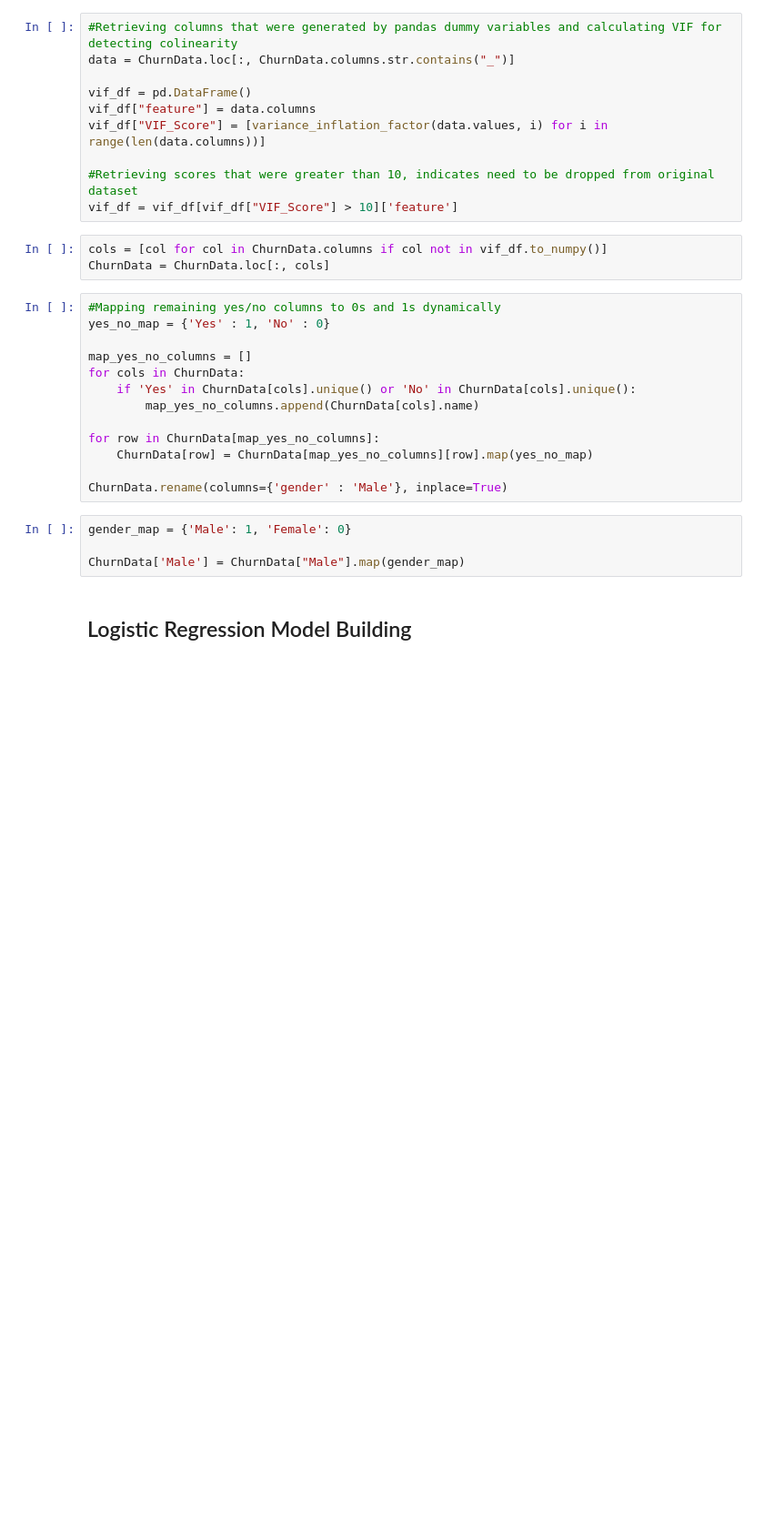
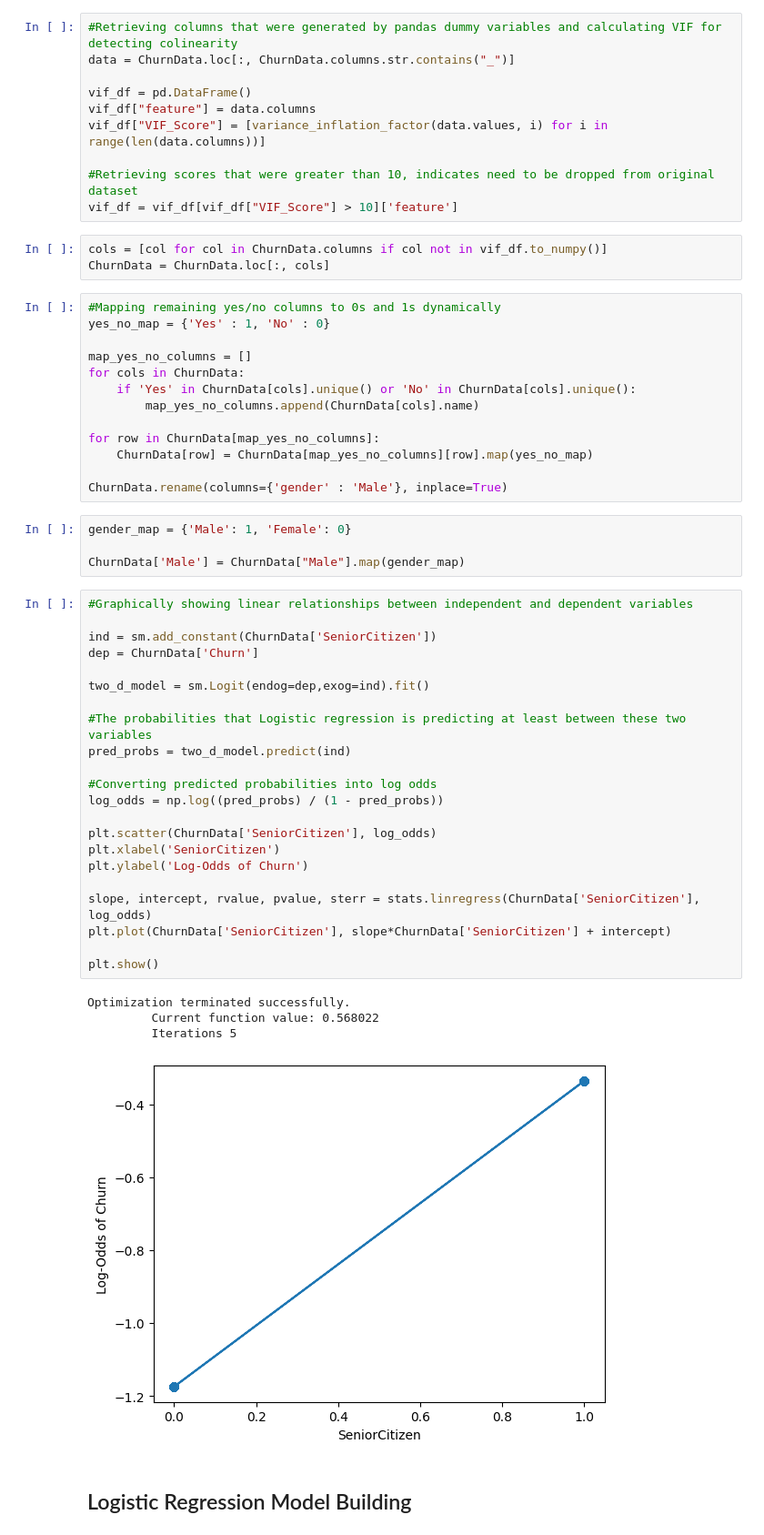
Before and after one commit to fmah922-code/Churn-Analysis, a Jupyter notebook: scripts/LogisticRegression.ipynb, the cells around one changed output. Shown at 91% size. Saved outputs shown, nothing was run; the diff lists cells and outputs as text; blank space fills up the shorter version.

```diff
--- a/scripts/LogisticRegression.ipynb
+++ b/scripts/LogisticRegression.ipynb
@@ -98,6 +100,33 @@ ChurnData.rename(columns={'gender' : 'Male'}, inplace=True)
 gender_map = {'Male': 1, 'Female': 0}
 
 ChurnData['Male'] = ChurnData["Male"].map(gender_map)
+# %%
+#Graphically showing linear relationships between independent and dependent variables
+
+ind = sm.add_constant(ChurnData['SeniorCitizen'])
+dep = ChurnData['Churn']
+
+two_d_model = sm.Logit(endog=dep,exog=ind).fit()
+
+#The probabilities that Logistic regression is predicting at least between these two variables
+pred_probs = two_d_model.predict(ind)
+
+#Converting predicted probabilities into log odds
+log_odds = np.log((pred_probs) / (1 - pred_probs))
+
+plt.scatter(ChurnData['SeniorCitizen'], log_odds)
+plt.xlabel('SeniorCitizen')
+plt.ylabel('Log-Odds of Churn')
+
+slope, intercept, rvalue, pvalue, sterr = stats.linregress(ChurnData['SeniorCitizen'], log_odds)
+plt.plot(ChurnData['SeniorCitizen'], slope*ChurnData['SeniorCitizen'] + intercept)
+
+plt.show()
+# %% [output]
+Optimization terminated successfully.
+         Current function value: 0.568022
+         Iterations 5
+[figure, added]
 # %% [markdown]
 ## Logistic Regression Model Building
 # %%
```
Also changed, not shown: parts of 5 cells of this notebook.
